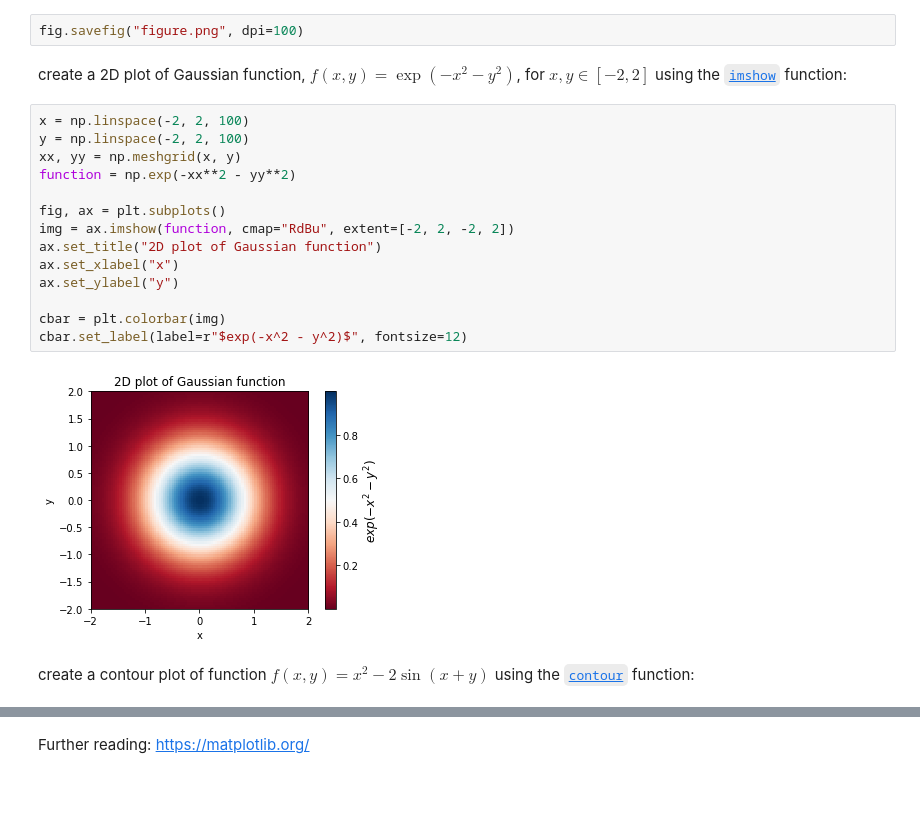
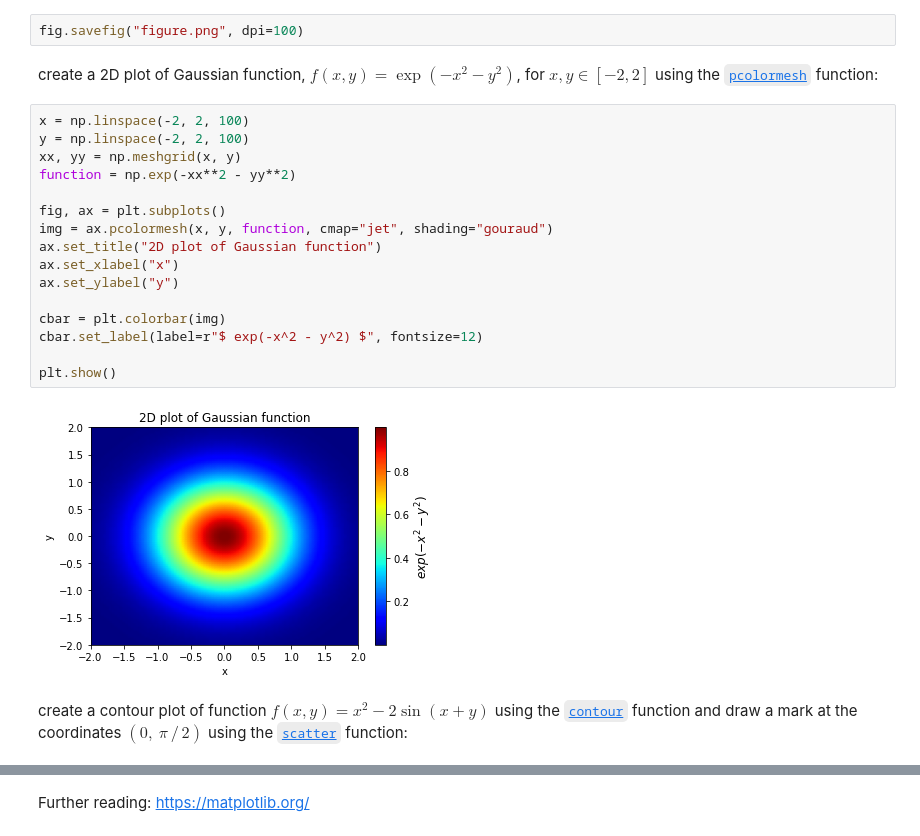
Before and after one commit to valenpe7/numerical_methods, a Jupyter notebook: lectures/01-introduction.ipynb, the cells around one changed output, grey strips where cells are left out. Drawn from its saved outputs; the diff is of its cells as text; blank space fills up the shorter version.

```diff
--- a/lectures/01-introduction.ipynb
+++ b/lectures/01-introduction.ipynb
@@ -519,25 +517,27 @@ save the figure above as "figure.png":
 # %%
 fig.savefig("figure.png", dpi=100)
 # %% [markdown]
-create a 2D plot of Gaussian function, $ f(x, y) = \exp{(-x^2 - y^2)} $, for $ x, y \in [-2, 2] $ using the [`imshow`](https://matplotlib.org/3.3.3/api/_as_gen/matplotlib.pyplot.imshow.html) function:
+create a 2D plot of Gaussian function, $ f(x, y) = \exp{(-x^2 - y^2)} $, for $ x, y \in [-2, 2] $ using the [`pcolormesh`](https://matplotlib.org/stable/api/_as_gen/matplotlib.pyplot.pcolormesh.html) function:
 # %%
 x = np.linspace(-2, 2, 100)
 y = np.linspace(-2, 2, 100)
 xx, yy = np.meshgrid(x, y)
 function = np.exp(-xx**2 - yy**2)
 
 fig, ax = plt.subplots()
-img = ax.imshow(function, cmap="RdBu", extent=[-2, 2, -2, 2])
+img = ax.pcolormesh(x, y, function, cmap="jet", shading="gouraud")
 ax.set_title("2D plot of Gaussian function")
 ax.set_xlabel("x")
 ax.set_ylabel("y")
 
 cbar = plt.colorbar(img)
-cbar.set_label(label=r"$exp(-x^2 - y^2)$", fontsize=12)
+cbar.set_label(label=r"$ exp(-x^2 - y^2) $", fontsize=12)
+
+plt.show()
 # %% [output]
-[figure, old version]
+[figure, new version]
 # %% [markdown]
-create a contour plot of function $ f(x, y) = x^2 - 2 \sin(x + y) $ using the [`contour`](https://matplotlib.org/3.1.1/api/_as_gen/matplotlib.pyplot.contour.html) function:
+create a contour plot of function $ f(x, y) = x^2 - 2 \sin(x + y) $ using the [`contour`](https://matplotlib.org/stable/api/_as_gen/matplotlib.pyplot.contour.html) function and draw a mark at the coordinates $ (0, \ \pi \, / \, 2) $ using the [`scatter`](https://matplotlib.org/stable/api/_as_gen/matplotlib.pyplot.scatter.html) function:
 # %%
 function_2 = xx**2 - 2.0 * np.sin(xx + yy)
 
```
Also changed, not shown: parts of 22 cells of this notebook, 3 other files.
